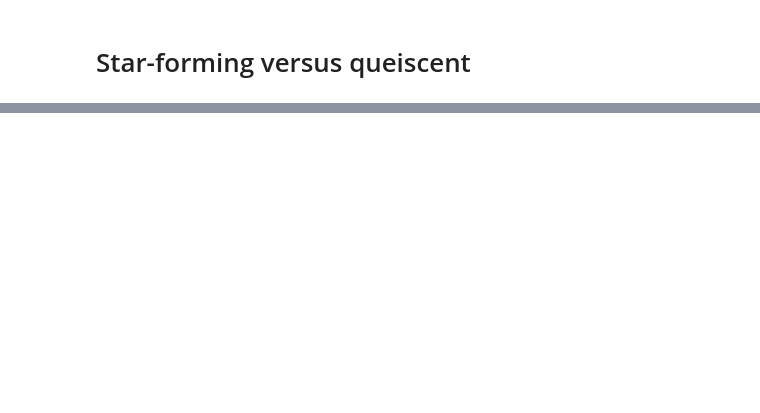
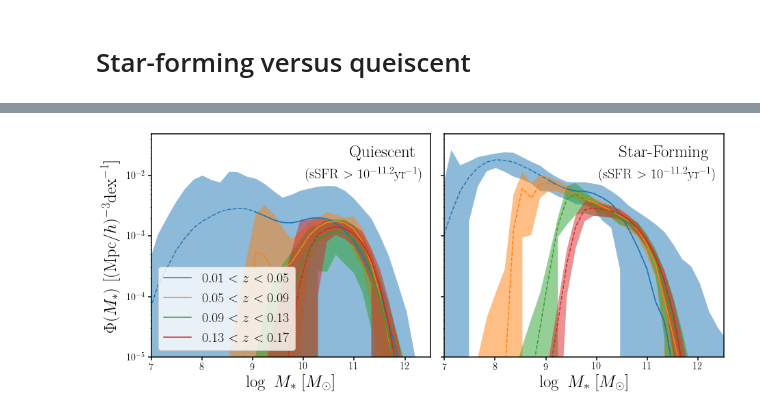
Before and after one commit to changhoonhahn/gapos, a Jupyter notebook: papers/edr/nb/sfq.ipynb, the cells around one changed output, grey strips where cells are left out. Saved outputs shown, nothing was run; the diff lists cells and outputs as text; code cells hidden in the pictures; blank space fills up the shorter version.

```diff
--- a/papers/edr/nb/sfq.ipynb
+++ b/papers/edr/nb/sfq.ipynb
@@ -56,0 +64,75 @@ fig.savefig('../figs/sfq.pdf', bbox_inches='tight')
+# %%
+zmins = np.array([0.01, 0.05, 0.09, 0.13, 0.17])
+zmaxs = np.array([0.05, 0.09, 0.13, 0.17, 0.21])
+# %%
+# read in stellar mass completeness limits
+_Mlims = np.loadtxt(os.path.join(dat_dir, 'psmf.logmstar_comp_limit.dat'), unpack=True, usecols=[2])
+Mlims = _Mlims[1::2]
+# %%
+psmfs_q = []
+for zmin, zmax in zip(zmins, zmaxs):
+    psmf = np.loadtxt(os.path.join(dat_dir, 'psmf.sv3.bgs_bright.q.z%.2f_%.2f.dat' % (zmin, zmax)),
+                      skiprows=2)
+    psmfs_q.append(psmf)
+# %%
+psmfs_sf = []
+for zmin, zmax in zip(zmins, zmaxs):
+    psmf = np.loadtxt(os.path.join(dat_dir, 'psmf.sv3.bgs_bright.sf.z%.2f_%.2f.dat' % (zmin, zmax)),
+                      skiprows=2)
+    psmfs_sf.append(psmf)
+# %%
+fig = plt.figure(figsize=(15,6))
+
+sub = fig.add_subplot(121)
+for i, zmin, zmax in zip(range(4), zmins, zmaxs):
+
+    sub.plot(psmfs_q[i][:,0], psmfs_q[i][:,1], color='C%i' % i, ls='--')
+    sub.plot(psmfs_q[i][:,0][psmfs_q[i][:,0] > Mlims[i]],
+             (psmfs_q[i][:,1])[psmfs_q[i][:,0] > Mlims[i]],
+             c='C%i' % i, ls='-')
+
+    sub.fill_between(psmfs_q[i][:,0],
+                     psmfs_q[i][:,1] - psmfs_q[i][:,2],
+                     psmfs_q[i][:,1] + psmfs_q[i][:,2],
+                     color='C%i' % i, edgecolor='none', alpha=0.5)
+    sub.plot([], [], c='C%i' % i, label='$%.2f < z < %.2f$' % (zmin, zmax))
+
+sub.legend(loc='lower left', fontsize=20, markerscale=5, frameon=True)
+sub.text(0.95, 0.95, r'Quiescent',
+         ha='right', va='top', fontsize=25, transform=sub.transAxes)
+sub.text(0.975, 0.85, r'(sSFR $> 10^{-11.2}{\rm yr}^{-1}$)',
+         ha='right', va='top', fontsize=20, transform=sub.transAxes)
+sub.set_xlabel(r'$\log~M_*$  [$M_\odot$]', fontsize=25)
+sub.set_xlim(7., 12.5)
+sub.set_ylabel(r'$\Phi(M_*)$  [$({\rm Mpc}/h)^{-3}{\rm dex}^{-1}$]', labelpad=10, fontsize=25)
+sub.set_yscale('log')
+sub.set_ylim(1e-5, 5e-2)
+
+sub = fig.add_subplot(122)
+for i, zmin, zmax in zip(range(4), zmins, zmaxs):
+
+    sub.plot(psmfs_sf[i][:,0], psmfs_sf[i][:,1], color='C%i' % i, ls='--')
+    sub.plot(psmfs_sf[i][:,0][psmfs_sf[i][:,0] > Mlims[i]],
+             (psmfs_sf[i][:,1])[psmfs_sf[i][:,0] > Mlims[i]],
+             c='C%i' % i, ls='-')
+
+    sub.fill_between(psmfs_sf[i][:,0],
+                     psmfs_sf[i][:,1] - psmfs_sf[i][:,2],
+                     psmfs_sf[i][:,1] + psmfs_sf[i][:,2],
+                     color='C%i' % i, edgecolor='none', alpha=0.5)
+    sub.plot([], [], c='C%i' % i, label='$%.2f < z < %.2f$' % (zmin, zmax))
+#sub.legend(loc='lower left', fontsize=20, markerscale=4, handletextpad=0.2)
+sub.set_xlabel(r'$\log~M_*$  [$M_\odot$]', fontsize=25)
+sub.set_xlim(7., 12.5)
+
+sub.set_yscale('log')
+sub.set_ylim(1e-5, 5e-2)
+sub.set_yticklabels([])
+sub.text(0.95, 0.95, r'Star-Forming',
+         ha='right', va='top', fontsize=25, transform=sub.transAxes)
+sub.text(0.975, 0.85, r'(sSFR $> 10^{-11.2}{\rm yr}^{-1}$)',
+         ha='right', va='top', fontsize=20, transform=sub.transAxes)
+fig.subplots_adjust(wspace=0.05)
+fig.savefig('../figs/psmf_bgs_bright_sfq.pdf', bbox_inches='tight')
+# %% [output]
+[figure, added]
```
Also changed, not shown: parts of 1 cell of this notebook, 6 other files.
